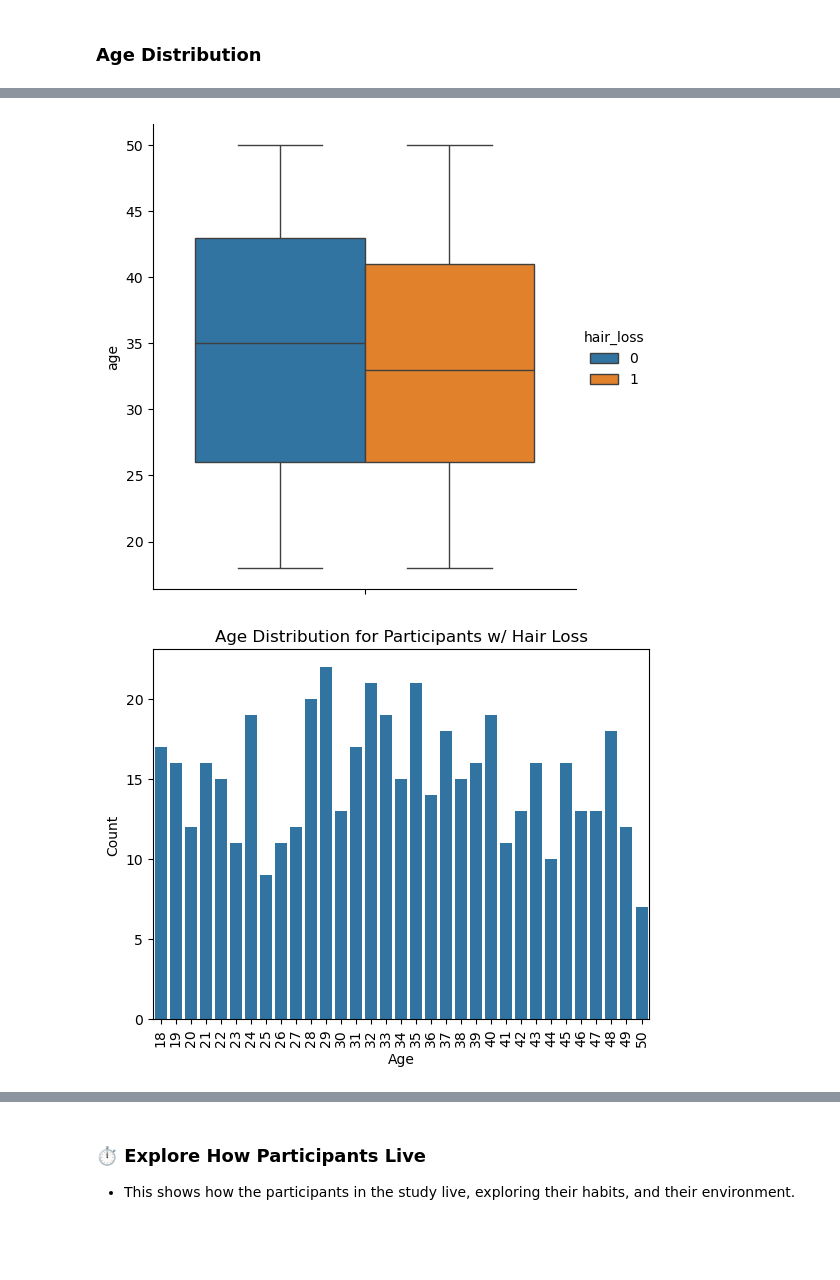
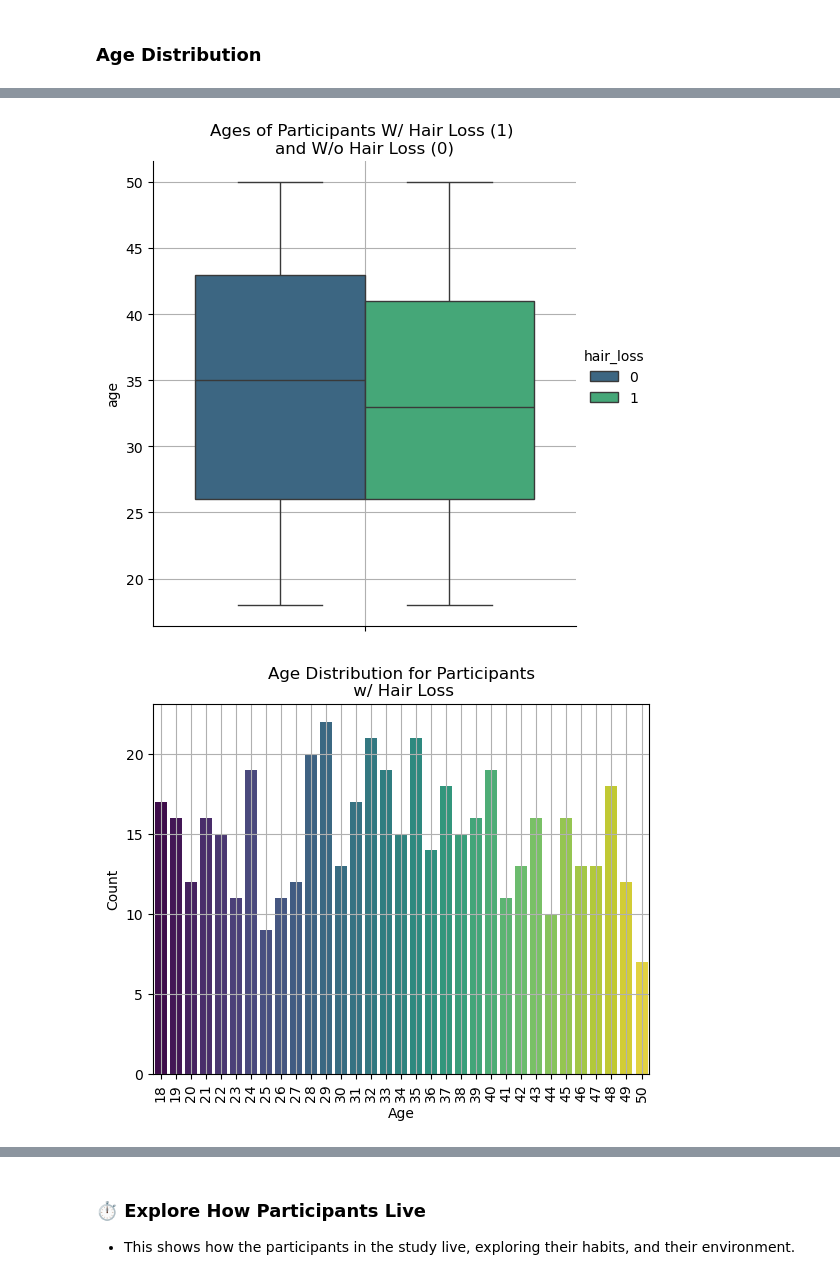
Before and after one commit to kimodri/school-projects, a Jupyter notebook: statistics-and-probability/hairloss.ipynb, the cells around one changed output, grey strips where cells are left out. Drawn from its saved outputs; the diff is of its cells as text; code cells hidden in the pictures; blank space fills up the shorter version.

Commit message:
Added styles to graphs in the first notebook, edited the ML notebook

```diff
--- a/statistics-and-probability/hairloss.ipynb
+++ b/statistics-and-probability/hairloss.ipynb
@@ -152,23 +157,26 @@ result
 | 0 | 502 | 34.770916 | 9.592356 | 18 | 26.0 | 35.0 | 43.0 | ... |
 | 1 | 497 | 33.599598 | 9.128266 | 18 | 26.0 | 33.0 | 41.0 | ... |
 # %%
-sns.catplot(data = hair_df, y = 'age', hue = 'hair_loss', kind = 'box')
+sns.catplot(data = hair_df, y = 'age', hue = 'hair_loss', kind = 'box', palette = 'viridis')
+plt.grid()
+plt.title("Ages of Participants W/ Hair Loss (1) \nand W/o Hair Loss (0)")
 plt.show()
 # %% [output]
-[figure, old version]
+[figure, new version]
 # %%
 # Count ages manually for hair_loss = 1
 age_counts = hair_df[hair_df['hair_loss'] == 1]['age'].value_counts().sort_index()
 
 # Plot
-sns.barplot(x=age_counts.index, y=age_counts.values)
+sns.barplot(x=age_counts.index, y=age_counts.values, palette = 'viridis', hue = age_counts.index, legend = False)
 plt.xlabel("Age")
 plt.ylabel("Count")
-plt.title("Age Distribution for Participants w/ Hair Loss")
+plt.title("Age Distribution for Participants\n w/ Hair Loss")
+plt.grid()
 plt.xticks(rotation=90)
 plt.show()
 # %% [output]
-[figure, old version]
+[figure, new version]
 # %%
 # Count ages manually for hair_loss = 0
 age_counts = hair_df[hair_df['hair_loss'] == 0]['age'].value_counts().sort_index()
```
Also changed, not shown: parts of 17 cells of this notebook, 1 other file.
